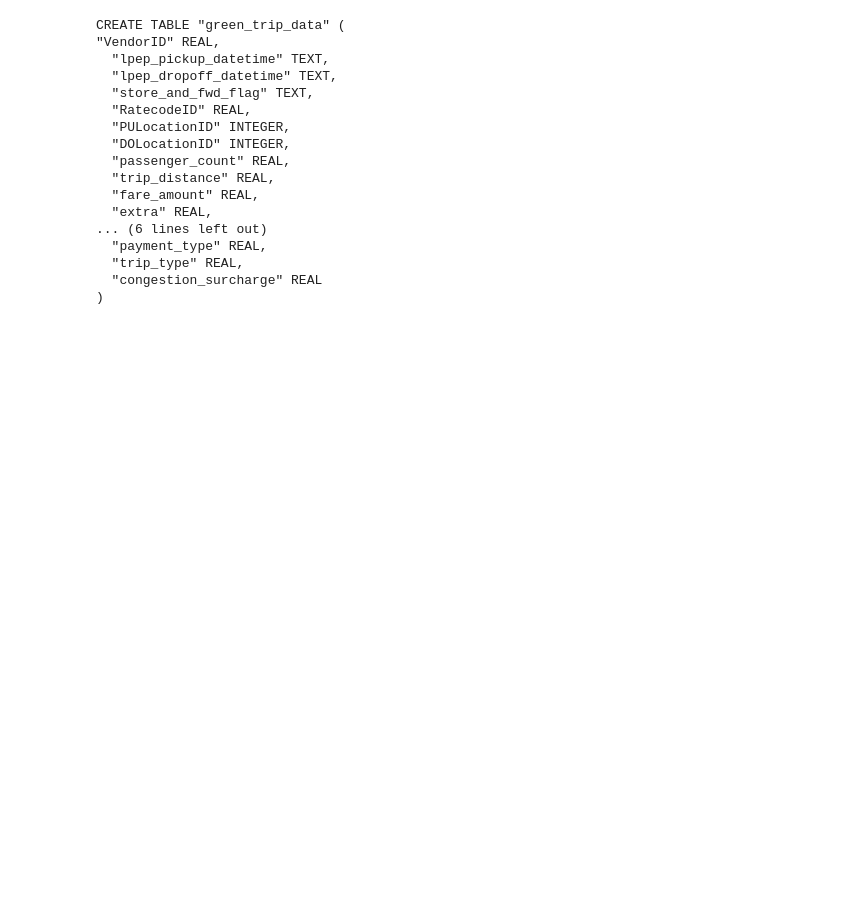
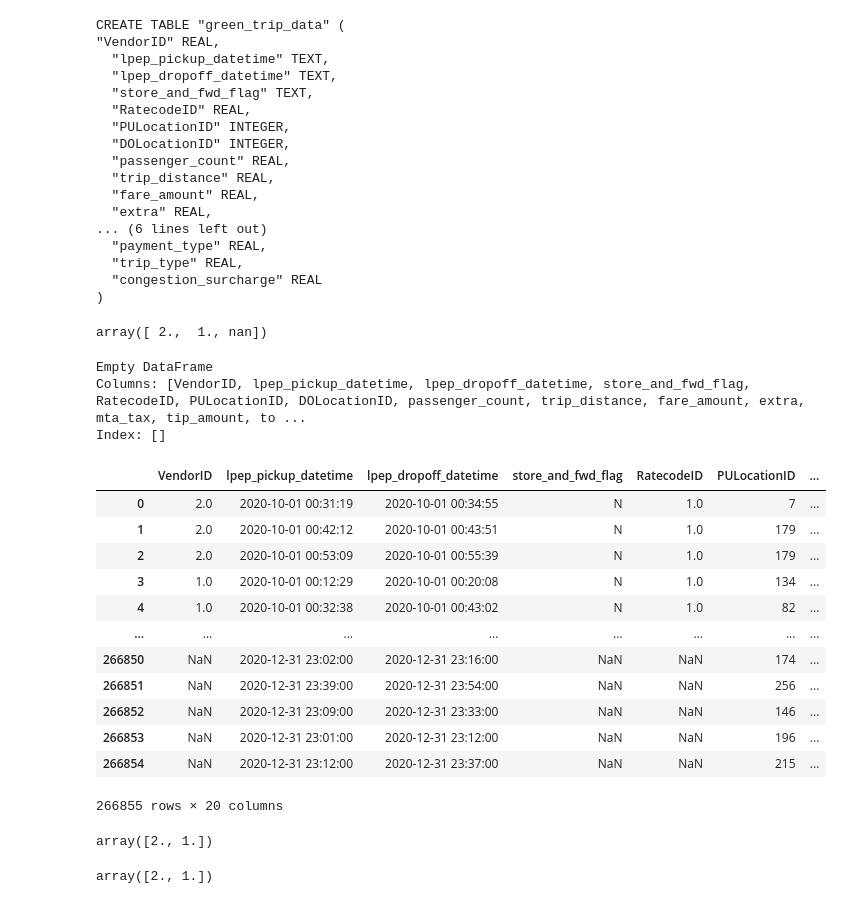
Before and after one commit to veerak12/Data_zoomcamp_2024, a Jupyter notebook: work_flow_orchestration/Homework_book.ipynb, the cells around one changed output. Cells and saved outputs as stored; diff of their text form; code cells hidden in the pictures; blank space fills up the shorter version.

```diff
--- a/work_flow_orchestration/Homework_book.ipynb
+++ b/work_flow_orchestration/Homework_book.ipynb
@@ -256,3 +321,53 @@ CREATE TABLE "green_trip_data" (
   "trip_type" REAL,
   "congestion_surcharge" REAL
 )
+# %%
+import pandas as pd
+data_urls = [
+        'https://github.com/DataTalksClub/nyc-tlc-data/releases/download/green/green_tripdata_2020-10.csv.gz',
+        'https://github.com/DataTalksClub/nyc-tlc-data/releases/download/green/green_tripdata_2020-11.csv.gz',
+        'https://github.com/DataTalksClub/nyc-tlc-data/releases/download/green/green_tripdata_2020-12.csv.gz'
+    ]
+
+
+    # Load data from API
+dfs = []
+for url in data_urls:
+    df = pd.read_csv(url, sep=",", compression='gzip')
+    dfs.append(df)
+
+data = pd.concat(dfs, ignore_index=True)
+
+    # Convert datetime columns to datetime64
+data['lpep_pickup_datetime'] = pd.to_datetime(data['lpep_pickup_datetime'])
+data['lpep_dropoff_datetime'] = pd.to_datetime(data['lpep_dropoff_datetime'])
+# %%
+data['VendorID'].unique()
+# %% [output]
+array([ 2.,  1., nan])
+# %%
+print(data[(data['VendorID'] == 'nan')])
+# %% [output]
+Empty DataFrame
+Columns: [VendorID, lpep_pickup_datetime, lpep_dropoff_datetime, store_and_fwd_flag, RatecodeID, PULocationID, DOLocationID, passenger_count, trip_distance, fare_amount, extra, mta_tax, tip_amount, to ...
+Index: []
+# %%
+data
+# %% [output]
+|  | VendorID | lpep_pickup_datetime | lpep_dropoff_datetime | store_and_fwd_flag | RatecodeID | PULocationID | ... |
+| 0 | 2.0 | 2020-10-01 00:31:19 | 2020-10-01 00:34:55 | N | 1.0 | 7 | ... |
+| 1 | 2.0 | 2020-10-01 00:42:12 | 2020-10-01 00:43:51 | N | 1.0 | 179 | ... |
+| 2 | 2.0 | 2020-10-01 00:53:09 | 2020-10-01 00:55:39 | N | 1.0 | 179 | ... |
+| 3 | 1.0 | 2020-10-01 00:12:29 | 2020-10-01 00:20:08 | N | 1.0 | 134 | ... |
+| 4 | 1.0 | 2020-10-01 00:32:38 | 2020-10-01 00:43:02 | N | 1.0 | 82 | ... |
+| ... | ... | ... | ... | ... | ... | ... | ... |
+| 266850 | NaN | 2020-12-31 23:02:00 | 2020-12-31 23:16:00 | NaN | NaN | 174 | ... |
+| 266851 | NaN | 2020-12-31 23:39:00 | 2020-12-31 23:54:00 | NaN | NaN | 256 | ... |
+| 266852 | NaN | 2020-12-31 23:09:00 | 2020-12-31 23:33:00 | NaN | NaN | 146 | ... |
+| 266853 | NaN | 2020-12-31 23:01:00 | 2020-12-31 23:12:00 | NaN | NaN | 196 | ... |
+| 266854 | NaN | 2020-12-31 23:12:00 | 2020-12-31 23:37:00 | NaN | NaN | 215 | ... |
+266855 rows × 20 columns
+# %%
+data['vendor_id'].unique()
+# %% [output]
+array([2., 1.])
@@ -258,0 +397,4 @@ CREATE TABLE "green_trip_data" (
+# %%
+data['vendor_id'].unique()
+# %% [output]
+array([2., 1.])
```
Also changed, not shown: parts of 8 cells of this notebook.
